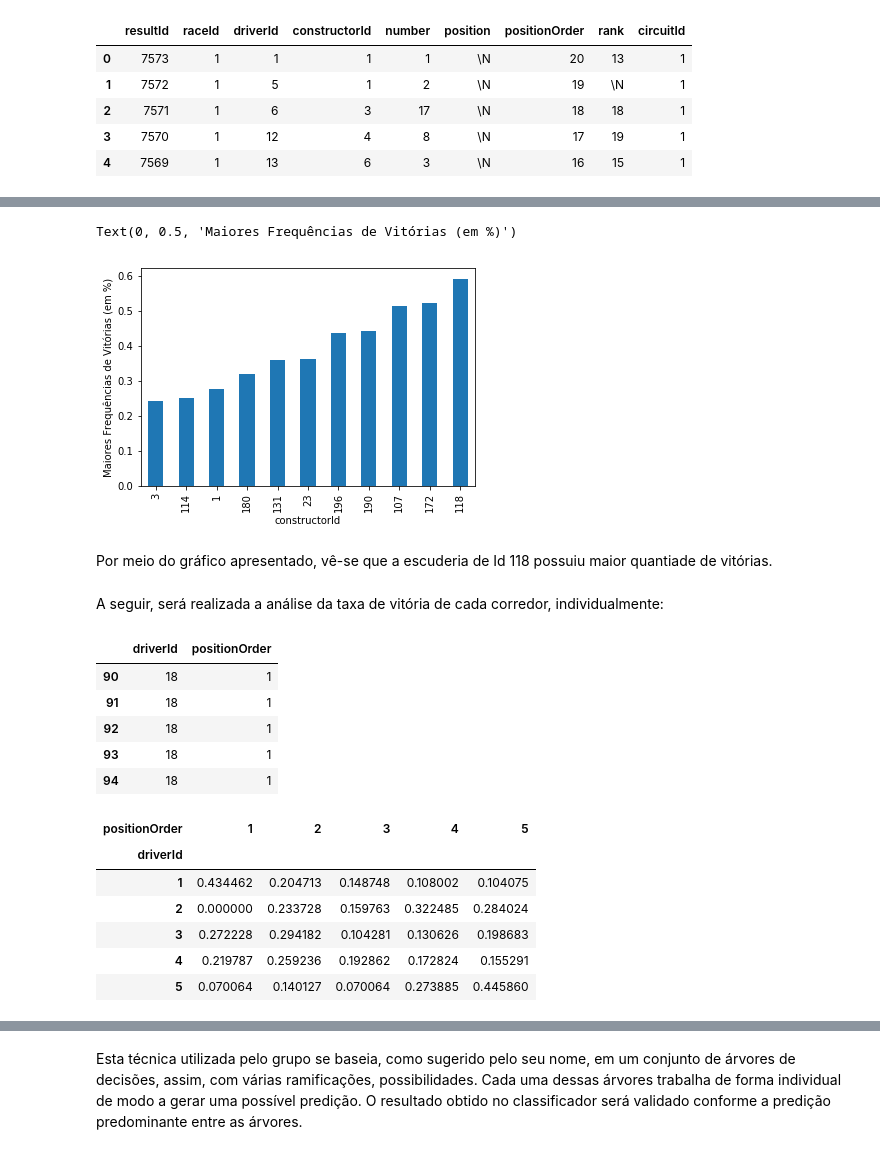
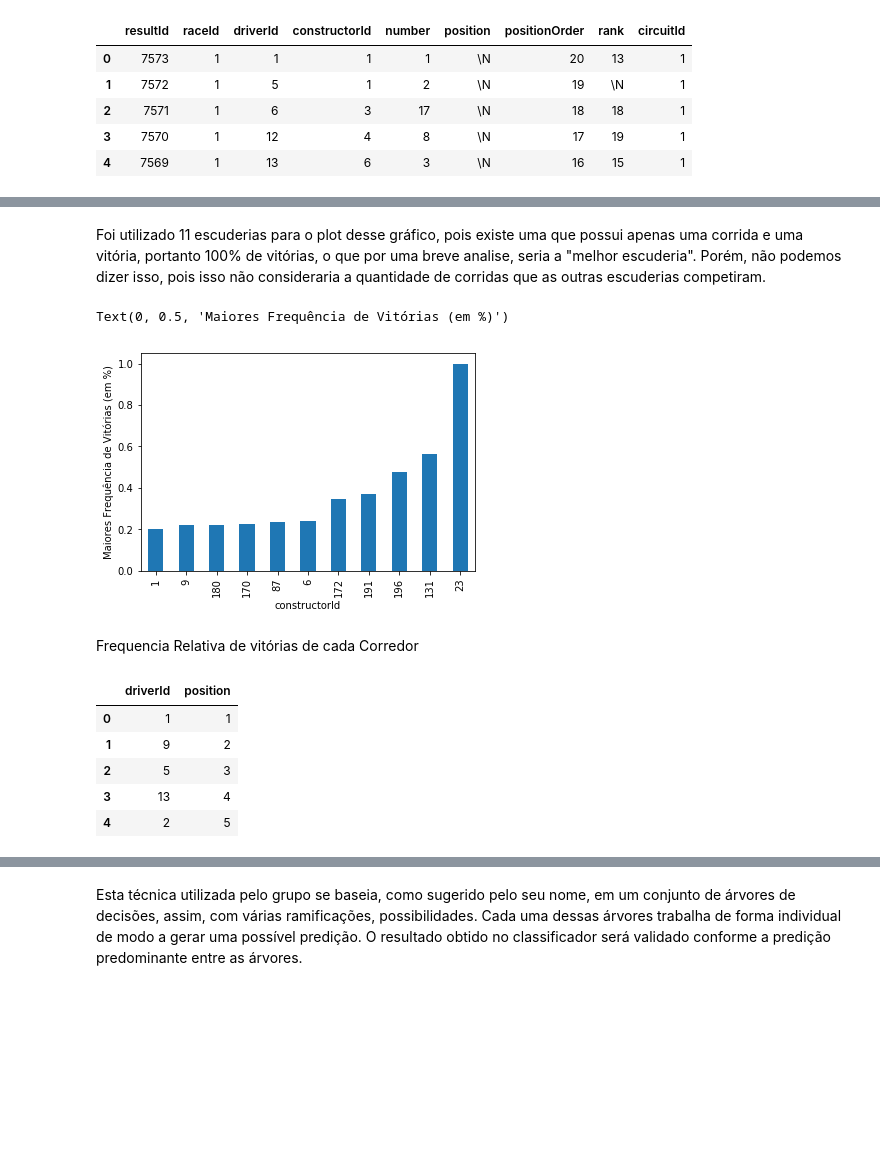
Before and after one commit to Amanda-Carmo/projeto2_cdados, a Jupyter notebook: Projeto 2 DADOS.ipynb, the cells around one changed output, grey strips where cells are left out. Drawn from its saved outputs; the diff is of its cells as text; code cells hidden in the pictures; blank space fills up the shorter version.

```diff
--- a/Projeto 2 DADOS.ipynb
+++ b/Projeto 2 DADOS.ipynb
@@ -229,5 +260,5 @@ A priemira plotagem feita foi de modo a analisar a taxa de vitórias de cada esc
 # %%
 #taxa de vitoria da escuderia
-dados_taxa = pd.crosstab(dados['constructorId'],dados['positionOrder'], normalize = "index" )
+dados_taxa = pd.crosstab(dados_contresult['constructorId'],dados_contresult['position'], normalize = "index" )
 dados_taxa.head()
 # %% [output]
@@ -252,23 +285,23 @@ dados_taxa_filtrado.head()
 # %%
 dados_taxa_filtrado1 = dados_taxa_filtrado.loc[:,[1]].head(11)
+# %% [markdown]
+Foi utilizado 11 escuderias para o plot desse gráfico, pois existe uma que possui apenas uma corrida e uma vitória, portanto 100% de vitórias, o que por uma breve analise, seria a "melhor escuderia". Porém, não podemos dizer isso, pois isso não consideraria a quantidade de corridas que as outras escuderias competiram.
 # %%
 dados_taxa_filtrado1.plot(kind='bar', legend=False)
-plt.ylabel("Maiores Frequências de Vitórias (em %)")
+plt.ylabel("Maiores Frequência de Vitórias (em %)")
 # %% [output]
-Text(0, 0.5, 'Maiores Frequências de Vitórias (em %)')
+Text(0, 0.5, 'Maiores Frequência de Vitórias (em %)')
-[figure, old version]
+[figure, new version]
-# %% [markdown]
-Por meio do gráfico apresentado, vê-se que a escuderia de Id 118 possuiu maior quantiade de vitórias.
-# %% [markdown]
-A seguir, será realizada a análise da taxa de vitória de cada corredor, individualmente:
+# %% [markdown]
+Frequencia Relativa de vitórias de cada Corredor
 # %%
 #taxa de vitoria de cada corredor
-dados[["driverId", "positionOrder"]].head()
+dados_quali[["driverId", "position"]].head()
 # %% [output]
-|  | driverId | positionOrder |
-| 90 | 18 | 1 |
-| 91 | 18 | 1 |
-| 92 | 18 | 1 |
-| 93 | 18 | 1 |
-| 94 | 18 | 1 |
+|  | driverId | position |
+| 0 | 1 | 1 |
+| 1 | 9 | 2 |
+| 2 | 5 | 3 |
+| 3 | 13 | 4 |
+| 4 | 2 | 5 |
 # %%
@@ -276,13 +309,3 @@ corredor_taxa = pd.crosstab(dados['driverId'],dados['positionOrder'], normalize
-# %%
-corredor_taxa.head()
-# %% [output]
-| positionOrder | 1 | 2 | 3 | 4 | 5 |
-| driverId |  |  |  |  |  |
-| 1 | 0.434462 | 0.204713 | 0.148748 | 0.108002 | 0.104075 |
-| 2 | 0.000000 | 0.233728 | 0.159763 | 0.322485 | 0.284024 |
-| 3 | 0.272228 | 0.294182 | 0.104281 | 0.130626 | 0.198683 |
-| 4 | 0.219787 | 0.259236 | 0.192862 | 0.172824 | 0.155291 |
-| 5 | 0.070064 | 0.140127 | 0.070064 | 0.273885 | 0.445860 |
 # %%
 corredor_taxa_filtrado = corredor_taxa.sort_values(by=1).tail(11)
 corredor_taxa_filtrado.head()
```
Also changed, not shown: parts of 78 cells of this notebook.
